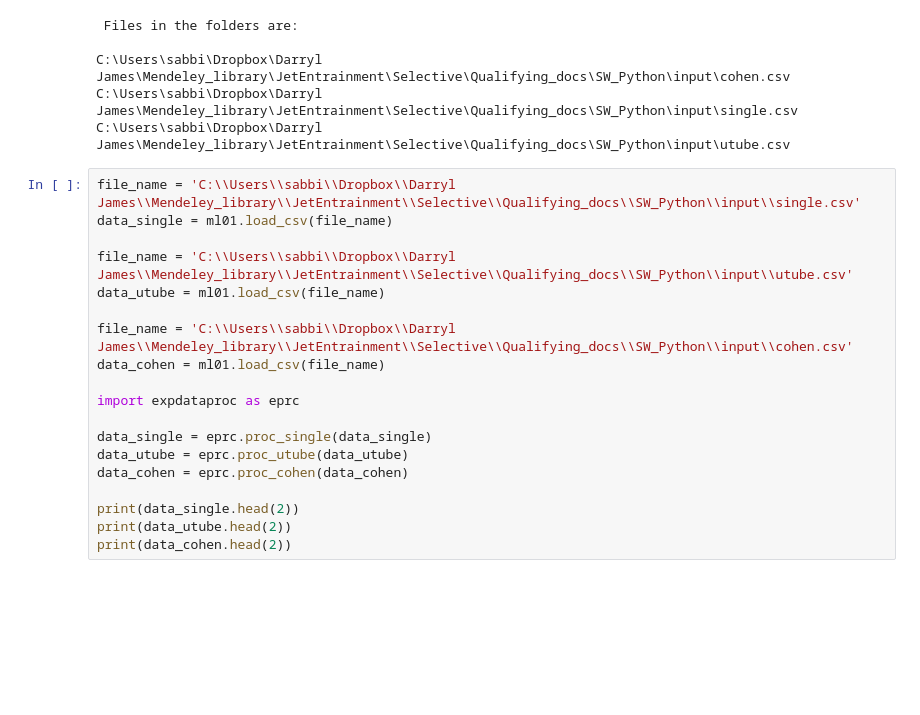
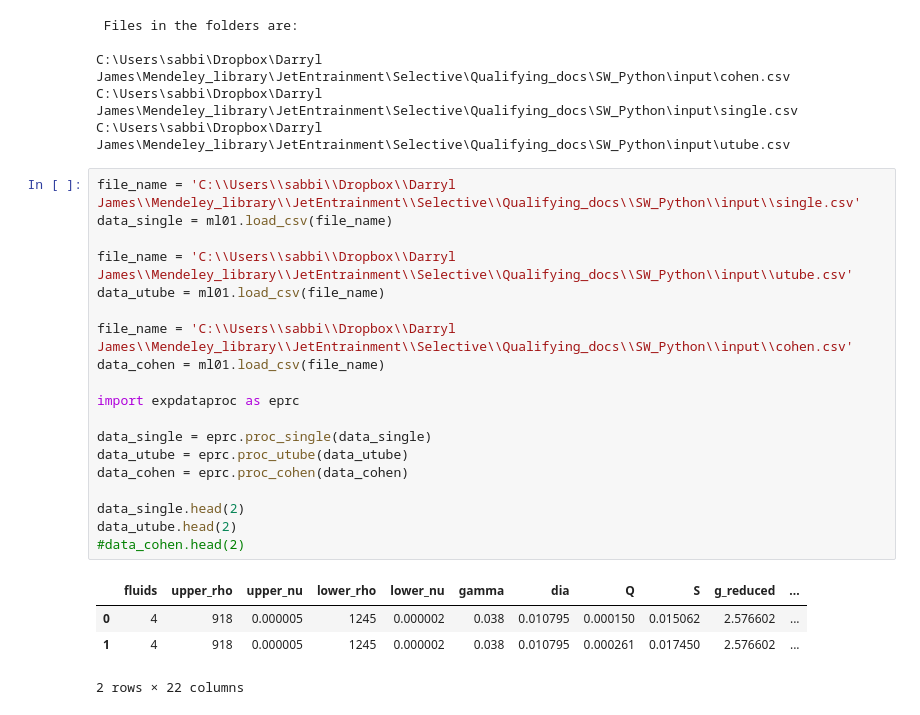
Before and after one commit to darsa881r/SW_Python, a Jupyter notebook: notebooks/Selective Withdrawal.ipynb, the cells around one changed output. Drawn from its saved outputs; the diff is of its cells as text; blank space fills up the shorter version.

```diff
--- a/notebooks/Selective Withdrawal.ipynb
+++ b/notebooks/Selective Withdrawal.ipynb
@@ -16,19 +16,24 @@ C:\Users\sabbi\Dropbox\Darryl James\Mendeley_library\JetEntrainment\Selective\Qu
 # %%
 file_name = 'C:\\Users\\sabbi\\Dropbox\\Darryl James\\Mendeley_library\\JetEntrainment\\Selective\\Qualifying_docs\\SW_Python\\input\\single.csv'
 data_single = ml01.load_csv(file_name)
 
 file_name = 'C:\\Users\\sabbi\\Dropbox\\Darryl James\\Mendeley_library\\JetEntrainment\\Selective\\Qualifying_docs\\SW_Python\\input\\utube.csv'
 data_utube = ml01.load_csv(file_name)
 
 file_name = 'C:\\Users\\sabbi\\Dropbox\\Darryl James\\Mendeley_library\\JetEntrainment\\Selective\\Qualifying_docs\\SW_Python\\input\\cohen.csv'
 data_cohen = ml01.load_csv(file_name)
 
 import expdataproc as eprc
 
 data_single = eprc.proc_single(data_single)
 data_utube = eprc.proc_utube(data_utube)
 data_cohen = eprc.proc_cohen(data_cohen)
 
-print(data_single.head(2))
-print(data_utube.head(2))
-print(data_cohen.head(2))
+data_single.head(2)
+data_utube.head(2)
+#data_cohen.head(2)
+# %% [output]
+|  | fluids | upper_rho | upper_nu | lower_rho | lower_nu | gamma | dia | Q | S | g_reduced | ... |
+| 0 | 4 | 918 | 0.000005 | 1245 | 0.000002 | 0.038 | 0.010795 | 0.000150 | 0.015062 | 2.576602 | ... |
+| 1 | 4 | 918 | 0.000005 | 1245 | 0.000002 | 0.038 | 0.010795 | 0.000261 | 0.017450 | 2.576602 | ... |
+2 rows × 22 columns
```
Also changed, not shown: parts of 7 cells of this notebook, 1 other file.
